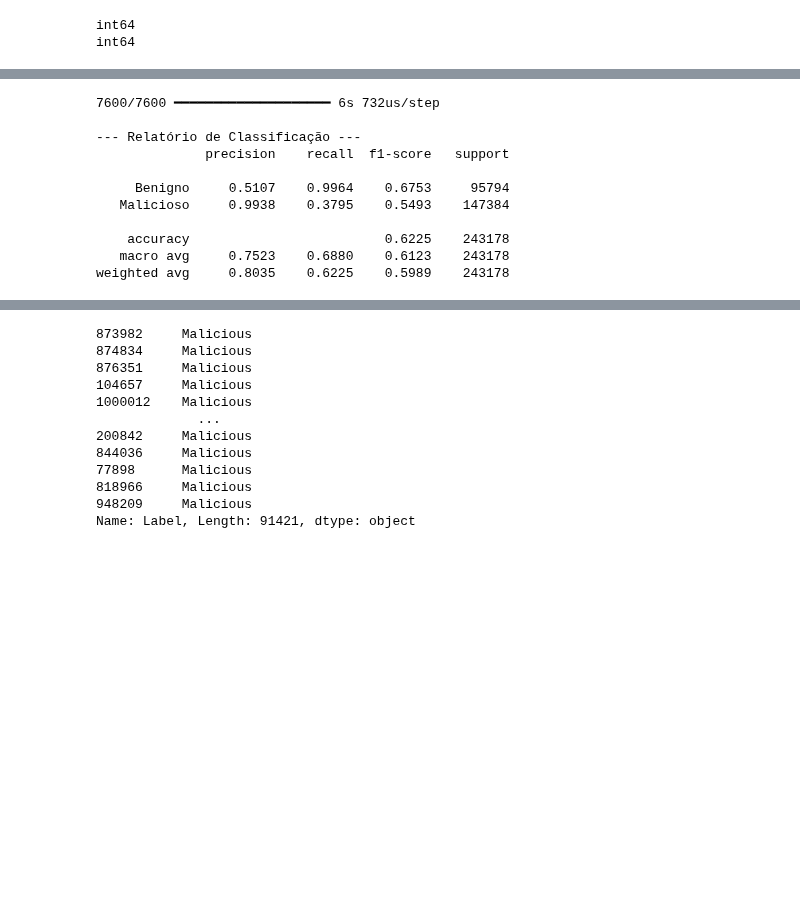
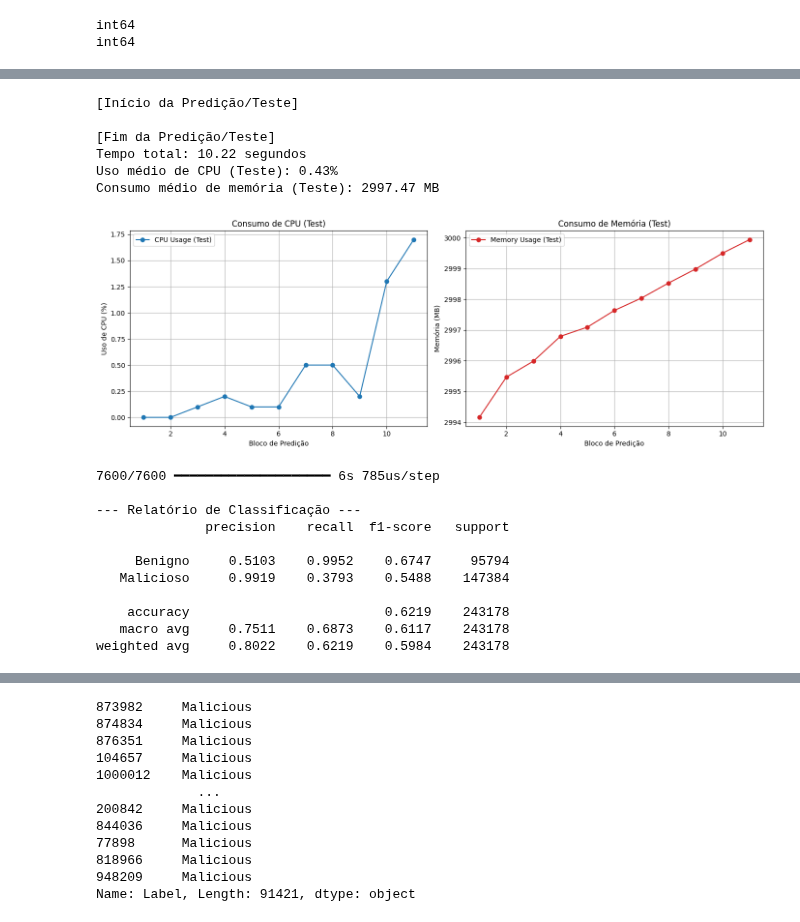
Before and after one commit to gabrieladamasceno/Attacks_5G, a Jupyter notebook: MLP_Binário_Zero_Day_UDPFlood.ipynb, the cells around one changed output, grey strips where cells are left out. Drawn from its saved outputs; the diff is of its cells as text; code cells hidden in the pictures; blank space fills up the shorter version.

Commit message:
teste 09.04

```diff
--- a/MLP_Binário_Zero_Day_UDPFlood.ipynb
+++ b/MLP_Binário_Zero_Day_UDPFlood.ipynb
@@ -376,22 +469,32 @@ Consumo médio de memória: 3011.63 MB
 # %%
 # Fazer previsões diretas e arredondar (sem precisar de threshold manual)
+
+monitor_test_prediction(model, X_test_combined)
+
 y_pred = model.predict(X_test_combined).round()
 
 # Gerar o relatório de classificação
 print("\n--- Relatório de Classificação ---")
 print(classification_report(y_test_combined, y_pred, target_names=["Benigno", "Malicioso"], digits=4))
 # %% [output]
-7600/7600 ━━━━━━━━━━━━━━━━━━━━ 6s 732us/step
+[Início da Predição/Teste]
 
---- Relatório de Classificação ---
-              precision    recall  f1-score   support
-
-     Benigno     0.5107    0.9964    0.6753     95794
-   Malicioso     0.9938    0.3795    0.5493    147384
-
-    accuracy                         0.6225    243178
-   macro avg     0.7523    0.6880    0.6123    243178
-weighted avg     0.8035    0.6225    0.5989    243178
+[Fim da Predição/Teste]
+Tempo total: 10.22 segundos
+Uso médio de CPU (Teste): 0.43%
+Consumo médio de memória (Teste): 2997.47 MB
+[figure, added]
+7600/7600 ━━━━━━━━━━━━━━━━━━━━ 6s 785us/step
+
+--- Relatório de Classificação ---
+              precision    recall  f1-score   support
+
+     Benigno     0.5103    0.9952    0.6747     95794
+   Malicioso     0.9919    0.3793    0.5488    147384
+
+    accuracy                         0.6219    243178
+   macro avg     0.7511    0.6873    0.6117    243178
+weighted avg     0.8022    0.6219    0.5984    243178
 # %%
 #print(f"Tamanho de X_test_zero_day: {X_test_zero_day.shape}")
 #print(f"Tamanho de y_test_zero_day: {y_test_zero_day.shape}")
```
Also changed, not shown: parts of 7 cells of this notebook.
